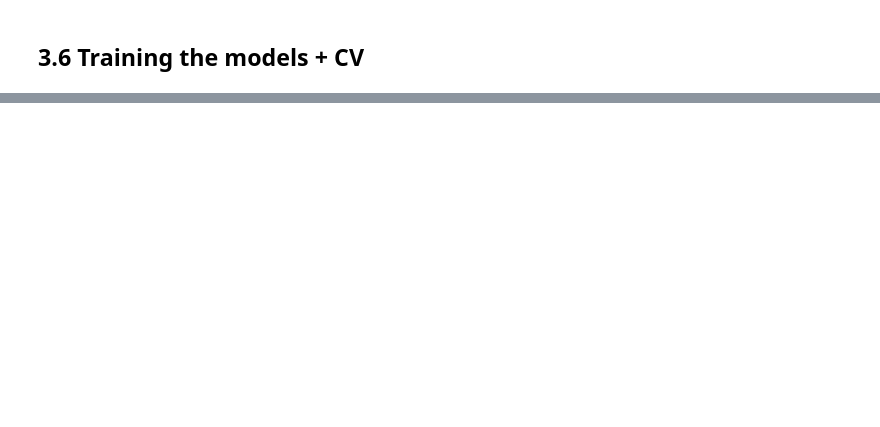
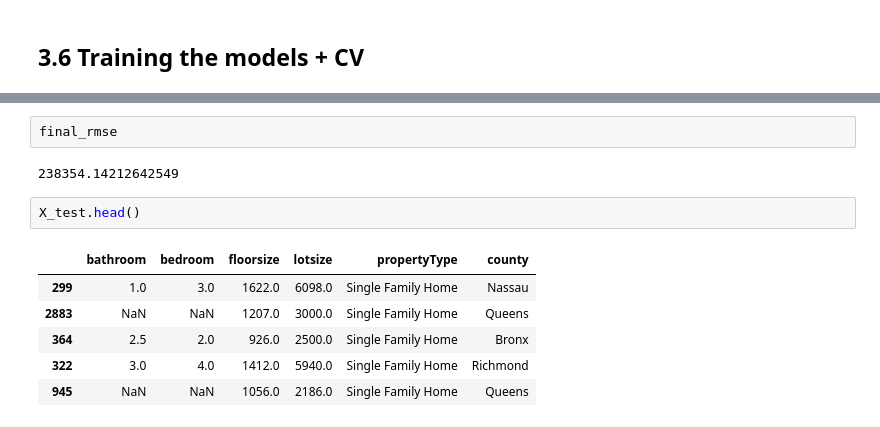
Before and after one commit to wanggene/scrapy_project, a Jupyter notebook: python_model/scrapy_single_realtor_analysis.ipynb, the cells around one changed output, grey strips where cells are left out. Drawn from its saved outputs; the diff is of its cells as text; blank space fills up the shorter version.

```diff
--- a/python_model/scrapy_single_realtor_analysis.ipynb
+++ b/python_model/scrapy_single_realtor_analysis.ipynb
@@ -960,0 +1190,13 @@ rf_rmse
+# %%
+final_rmse
+# %% [output]
+238354.14212642549
+# %%
+X_test.head()
+# %% [output]
+|  | bathroom | bedroom | floorsize | lotsize | propertyType | county |
+| 299 | 1.0 | 3.0 | 1622.0 | 6098.0 | Single Family Home | Nassau |
+| 2883 | NaN | NaN | 1207.0 | 3000.0 | Single Family Home | Queens |
+| 364 | 2.5 | 2.0 | 926.0 | 2500.0 | Single Family Home | Bronx |
+| 322 | 3.0 | 4.0 | 1412.0 | 5940.0 | Single Family Home | Richmond |
+| 945 | NaN | NaN | 1056.0 | 2186.0 | Single Family Home | Queens |
```
Also changed, not shown: parts of 42 cells of this notebook.
